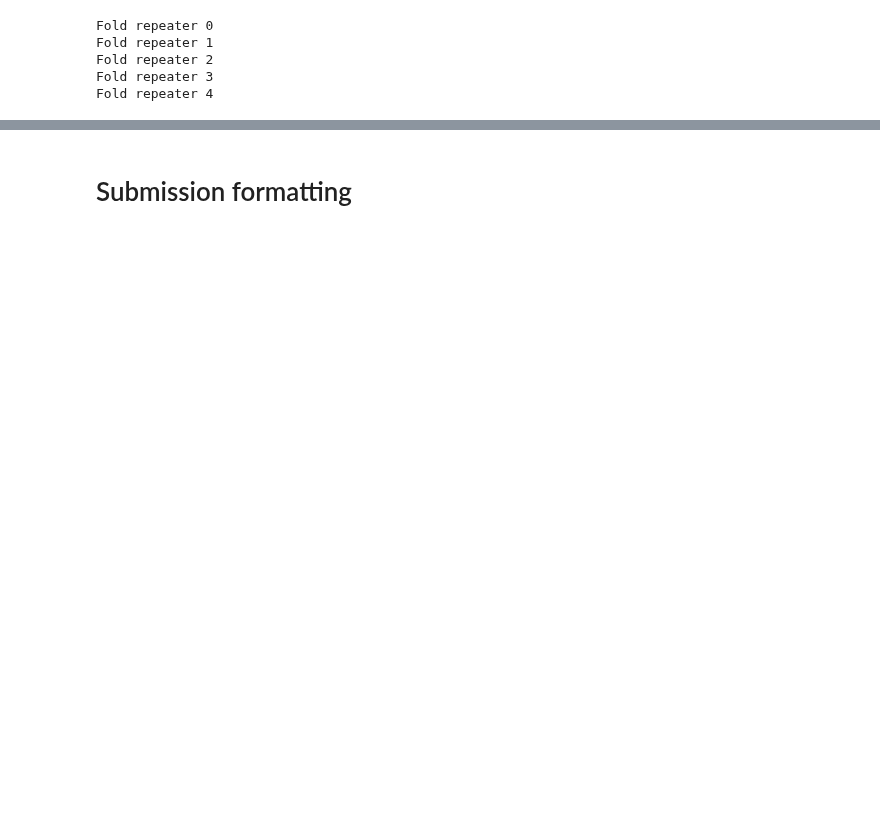
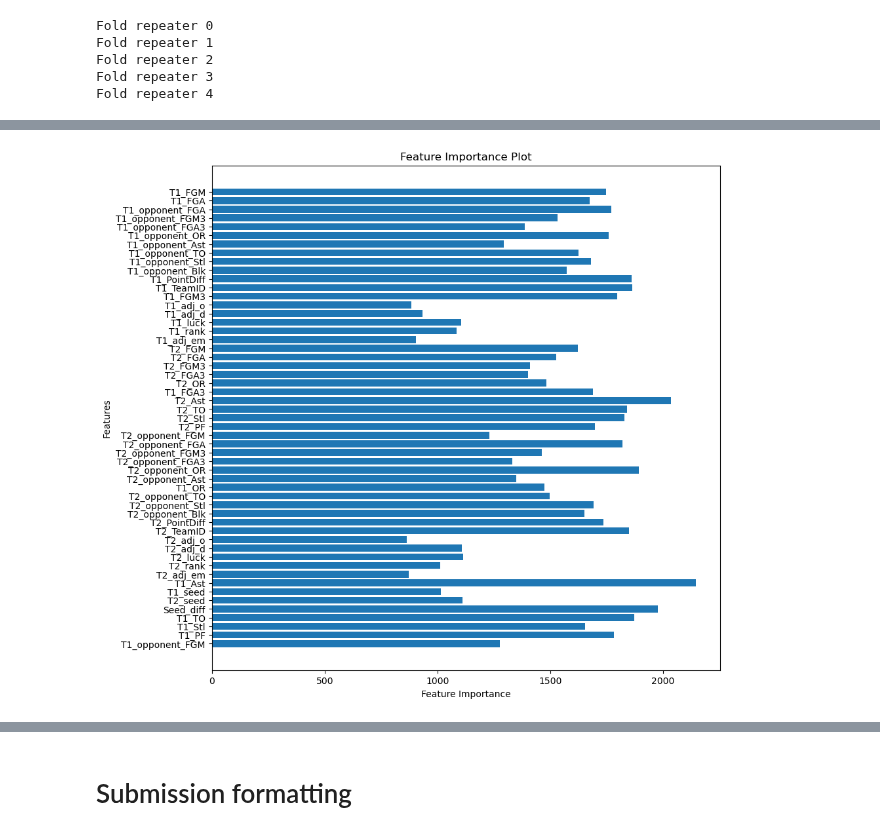
Before and after one commit to joshmccoy2/NCAA_March_Madness, a Jupyter notebook: The Madness of March.ipynb, the cells around one changed output, grey strips where cells are left out. Saved outputs shown, nothing was run; the diff lists cells and outputs as text; code cells hidden in the pictures; blank space fills up the shorter version.

```diff
--- a/The Madness of March.ipynb
+++ b/The Madness of March.ipynb
@@ -889,0 +891,32 @@ NameError: name 'best_model' is not defined
+# %%
+import numpy as np
+import matplotlib.pyplot as plt
+
+# Define feature names
+feature_names = ['T1_FGM', 'T1_FGA', 'T1_FGM3', 'T1_FGA3', 'T1_OR', 'T1_Ast', 'T1_TO', 'T1_Stl', 'T1_PF', 'T1_opponent_FGM',
+                 'T1_opponent_FGA', 'T1_opponent_FGM3', 'T1_opponent_FGA3', 'T1_opponent_OR', 'T1_opponent_Ast', 'T1_opponent_TO',
+                 'T1_opponent_Stl', 'T1_opponent_Blk', 'T1_PointDiff', 'T1_TeamID', 'T1_adj_o', 'T1_adj_d', 'T1_luck', 'T1_rank',
+                 'T1_adj_em', 'T2_FGM', 'T2_FGA', 'T2_FGM3', 'T2_FGA3', 'T2_OR', 'T2_Ast', 'T2_TO', 'T2_Stl', 'T2_PF', 'T2_opponent_FGM',
+                 'T2_opponent_FGA', 'T2_opponent_FGM3', 'T2_opponent_FGA3', 'T2_opponent_OR', 'T2_opponent_Ast', 'T2_opponent_TO',
+                 'T2_opponent_Stl', 'T2_opponent_Blk', 'T2_PointDiff', 'T2_TeamID', 'T2_adj_o', 'T2_adj_d', 'T2_luck', 'T2_rank',
+                 'T2_adj_em', 'T1_seed', 'T2_seed', 'Seed_diff']
+
+# Retrieve feature importances
+importance = model.get_score(importance_type='weight')
+
+# Sort feature importances in descending order
+sorted_idx = np.argsort(list(importance.values()))[::-1]  # Reverse the order to get descending
+
+# Create a mapping between index keys and feature names
+index_to_feature = {f'f{i}': feature_names[i] for i in range(len(feature_names))}
+
+# Plot feature importances
+plt.figure(figsize=(10, 10))
+plt.barh(range(len(importance)), [importance[key] for key in sorted(importance.keys())[::-1]], align='center')  # Reverse the importance values
+plt.yticks(range(len(importance)), [index_to_feature[key] for key in sorted(importance.keys())[::-1]])  # Reverse the feature names
+plt.xlabel('Feature Importance')
+plt.ylabel('Features')
+plt.title('Feature Importance Plot')
+plt.show()
+# %% [output]
+[figure, added]
```
Also changed, not shown: parts of 7 cells of this notebook.
